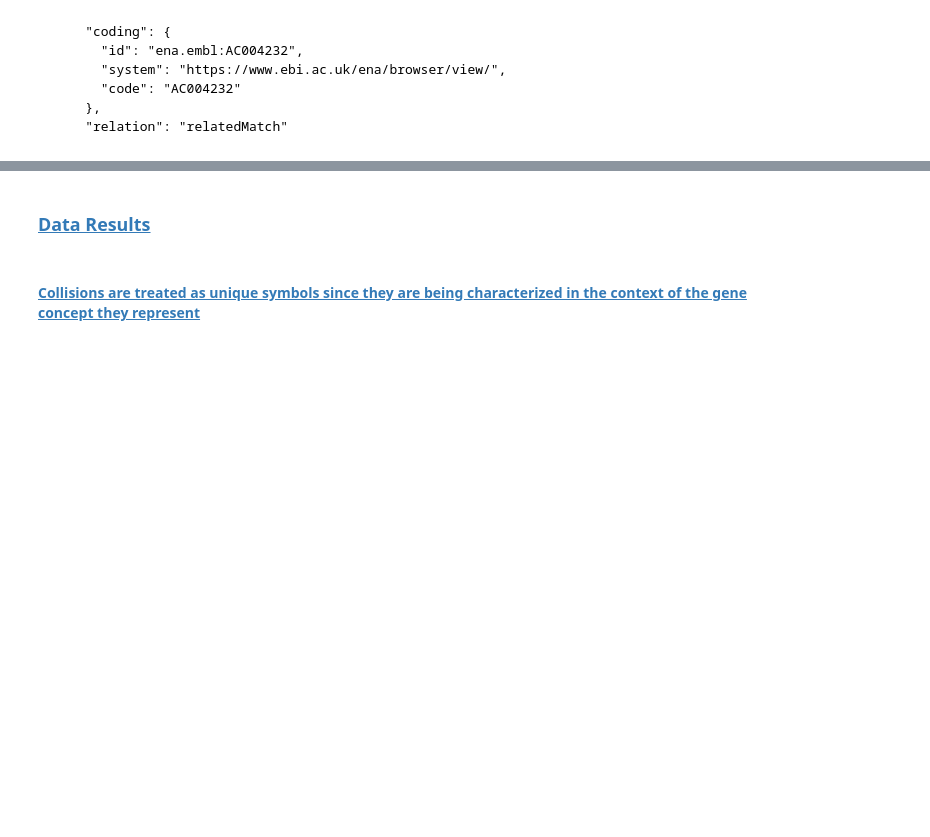
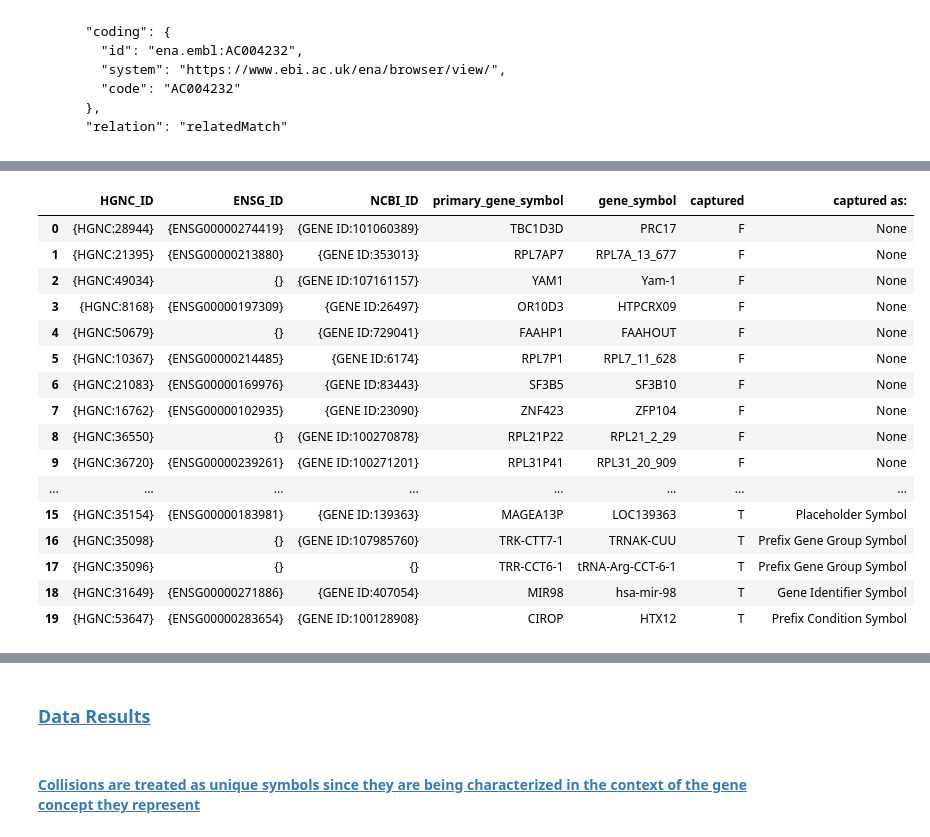
Before and after one commit to cancervariants/gene-harmony-analysis, a Jupyter notebook: analysis/5_symbol_capture_analysis.ipynb, the cells around one changed output, grey strips where cells are left out. Cells and saved outputs as stored; diff of their text form; code cells hidden in the pictures; blank space fills up the shorter version.

```diff
--- a/analysis/5_symbol_capture_analysis.ipynb
+++ b/analysis/5_symbol_capture_analysis.ipynb
@@ -1339,0 +1322,26 @@ capture_df.loc[capture_df["primary_gene_symbol"] == "A4GALT"]
+# %%
+random_sample_of_ten_pairs_df = (
+    capture_df[capture_df["captured as:"] != "Primary Gene Symbol"]
+      .groupby("captured")
+      .sample(n=10, random_state=41)
+      .reset_index(drop=True)
+)
+random_sample_of_ten_pairs_df
+# %% [output]
+|  | HGNC_ID | ENSG_ID | NCBI_ID | primary_gene_symbol | gene_symbol | captured | captured as: |
+| 0 | {HGNC:28944} | {ENSG00000274419} | {GENE ID:101060389} | TBC1D3D | PRC17 | F | None |
+| 1 | {HGNC:21395} | {ENSG00000213880} | {GENE ID:353013} | RPL7AP7 | RPL7A_13_677 | F | None |
+| 2 | {HGNC:49034} | {} | {GENE ID:107161157} | YAM1 | Yam-1 | F | None |
+| 3 | {HGNC:8168} | {ENSG00000197309} | {GENE ID:26497} | OR10D3 | HTPCRX09 | F | None |
+| 4 | {HGNC:50679} | {} | {GENE ID:729041} | FAAHP1 | FAAHOUT | F | None |
+| 5 | {HGNC:10367} | {ENSG00000214485} | {GENE ID:6174} | RPL7P1 | RPL7_11_628 | F | None |
+| 6 | {HGNC:21083} | {ENSG00000169976} | {GENE ID:83443} | SF3B5 | SF3B10 | F | None |
+| 7 | {HGNC:16762} | {ENSG00000102935} | {GENE ID:23090} | ZNF423 | ZFP104 | F | None |
+| 8 | {HGNC:36550} | {} | {GENE ID:100270878} | RPL21P22 | RPL21_2_29 | F | None |
+| 9 | {HGNC:36720} | {ENSG00000239261} | {GENE ID:100271201} | RPL31P41 | RPL31_20_909 | F | None |
+| ... | ... | ... | ... | ... | ... | ... | ... |
+| 15 | {HGNC:35154} | {ENSG00000183981} | {GENE ID:139363} | MAGEA13P | LOC139363 | T | Placeholder Symbol |
+| 16 | {HGNC:35098} | {} | {GENE ID:107985760} | TRK-CTT7-1 | TRNAK-CUU | T | Prefix Gene Group Symbol |
+| 17 | {HGNC:35096} | {} | {} | TRR-CCT6-1 | tRNA-Arg-CCT-6-1 | T | Prefix Gene Group Symbol |
+| 18 | {HGNC:31649} | {ENSG00000271886} | {GENE ID:407054} | MIR98 | hsa-mir-98 | T | Gene Identifier Symbol |
+| 19 | {HGNC:53647} | {ENSG00000283654} | {GENE ID:100128908} | CIROP | HTX12 | T | Prefix Condition Symbol |
```
Also changed, not shown: parts of 61 cells of this notebook, 3 other files.
